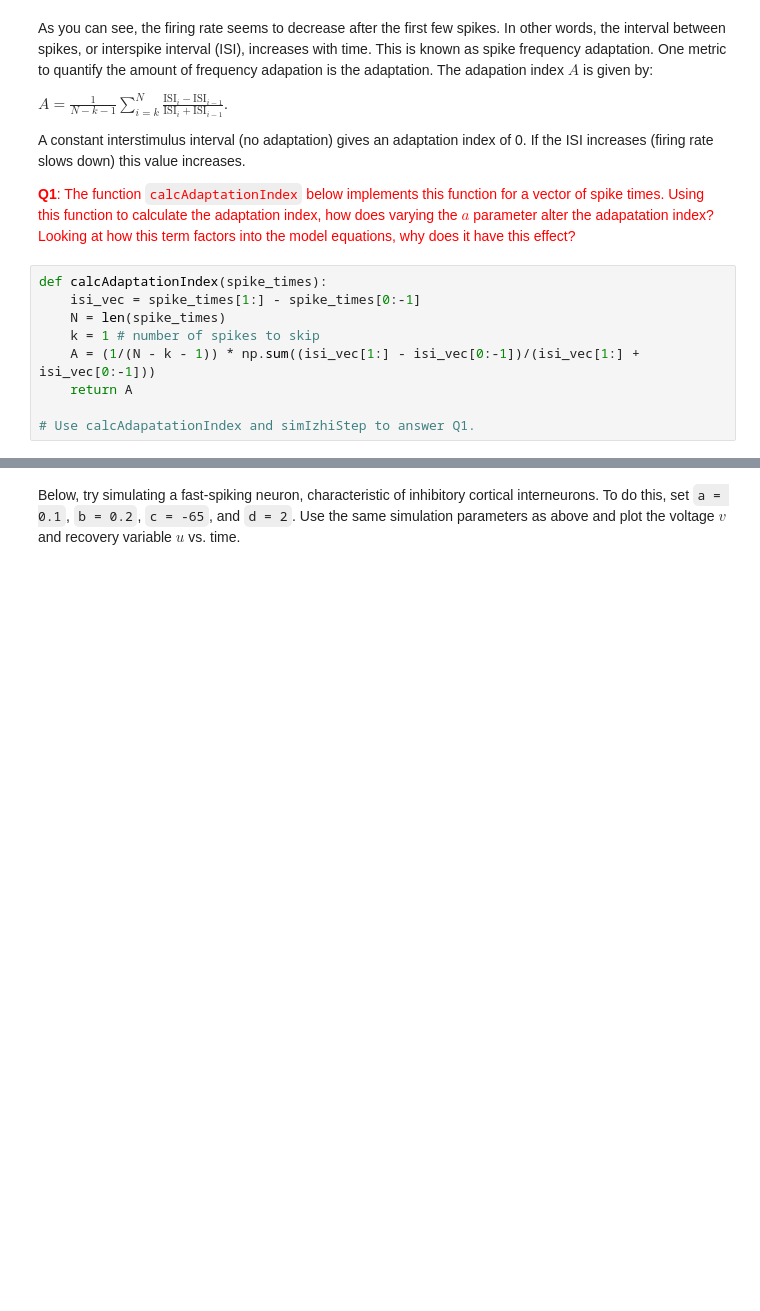
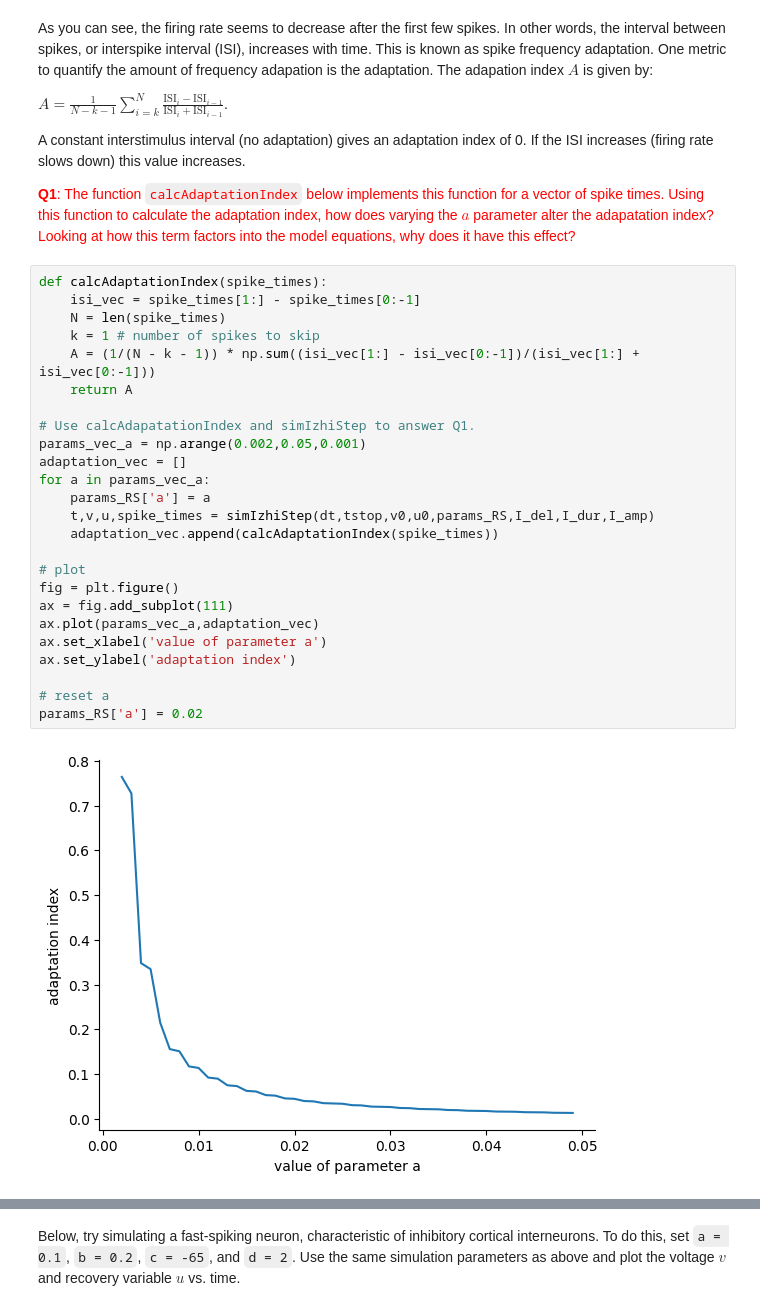
Before and after one commit to lw-miles24/11-CompModNervSys-IzhiNet, a Jupyter notebook: CompModNervSys_exercise11.ipynb, the cells around one changed output, grey strips where cells are left out. Saved outputs shown, nothing was run; the diff lists cells and outputs as text; blank space fills up the shorter version.

```diff
--- a/CompModNervSys_exercise11.ipynb
+++ b/CompModNervSys_exercise11.ipynb
@@ -137,9 +150,27 @@ A constant interstimulus interval (no adaptation) gives an adaptation index of 0
 # %%
 def calcAdaptationIndex(spike_times):
     isi_vec = spike_times[1:] - spike_times[0:-1]
     N = len(spike_times)
     k = 1 # number of spikes to skip
     A = (1/(N - k - 1)) * np.sum((isi_vec[1:] - isi_vec[0:-1])/(isi_vec[1:] + isi_vec[0:-1]))
     return A
 
 # Use calcAdapatationIndex and simIzhiStep to answer Q1.
+params_vec_a = np.arange(0.002,0.05,0.001)
+adaptation_vec = []
+for a in params_vec_a:
+    params_RS['a'] = a
+    t,v,u,spike_times = simIzhiStep(dt,tstop,v0,u0,params_RS,I_del,I_dur,I_amp)
+    adaptation_vec.append(calcAdaptationIndex(spike_times))
+
+# plot
+fig = plt.figure()
+ax = fig.add_subplot(111)
+ax.plot(params_vec_a,adaptation_vec)
+ax.set_xlabel('value of parameter a')
+ax.set_ylabel('adaptation index')
+
+# reset a
+params_RS['a'] = 0.02
+# %% [output]
+[figure, added]
```
Also changed, not shown: parts of 19 cells of this notebook.
